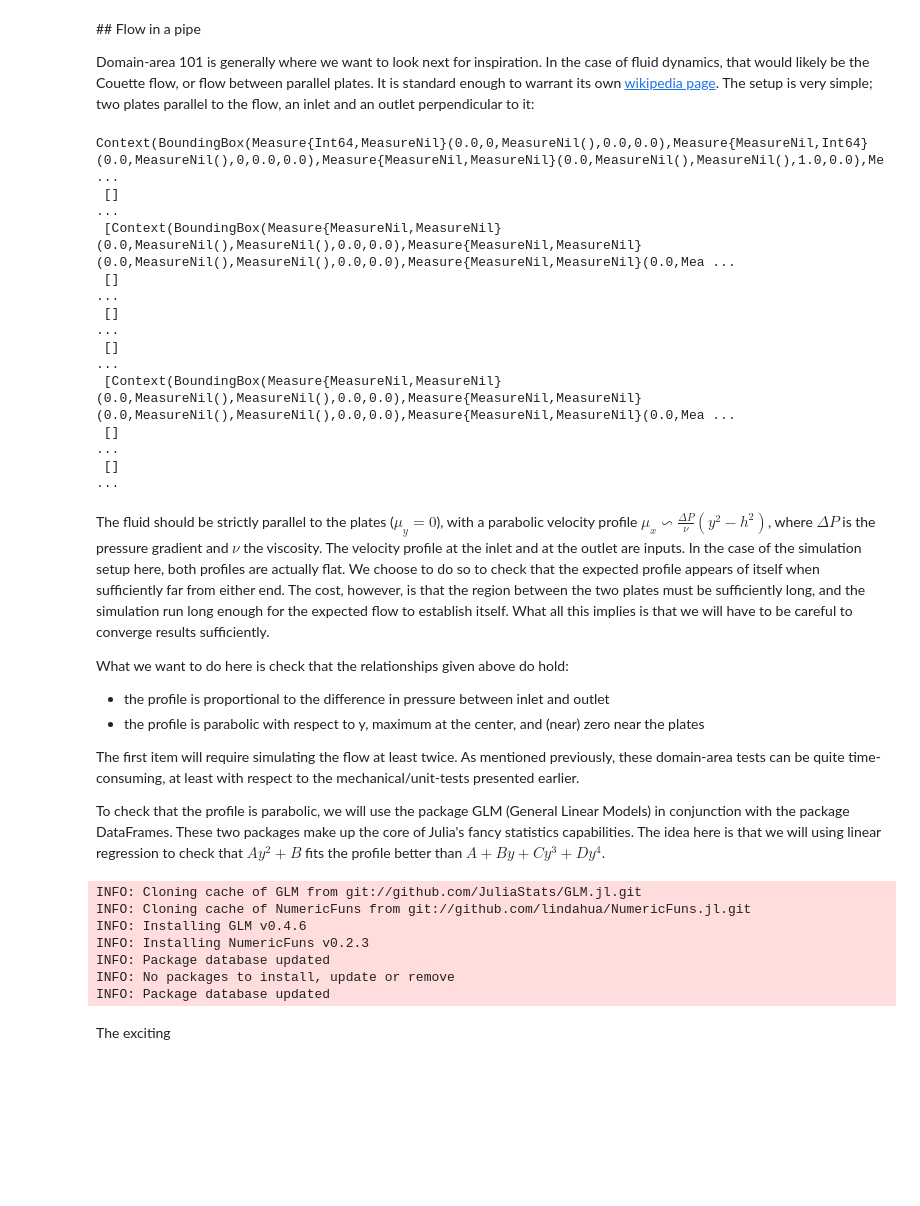
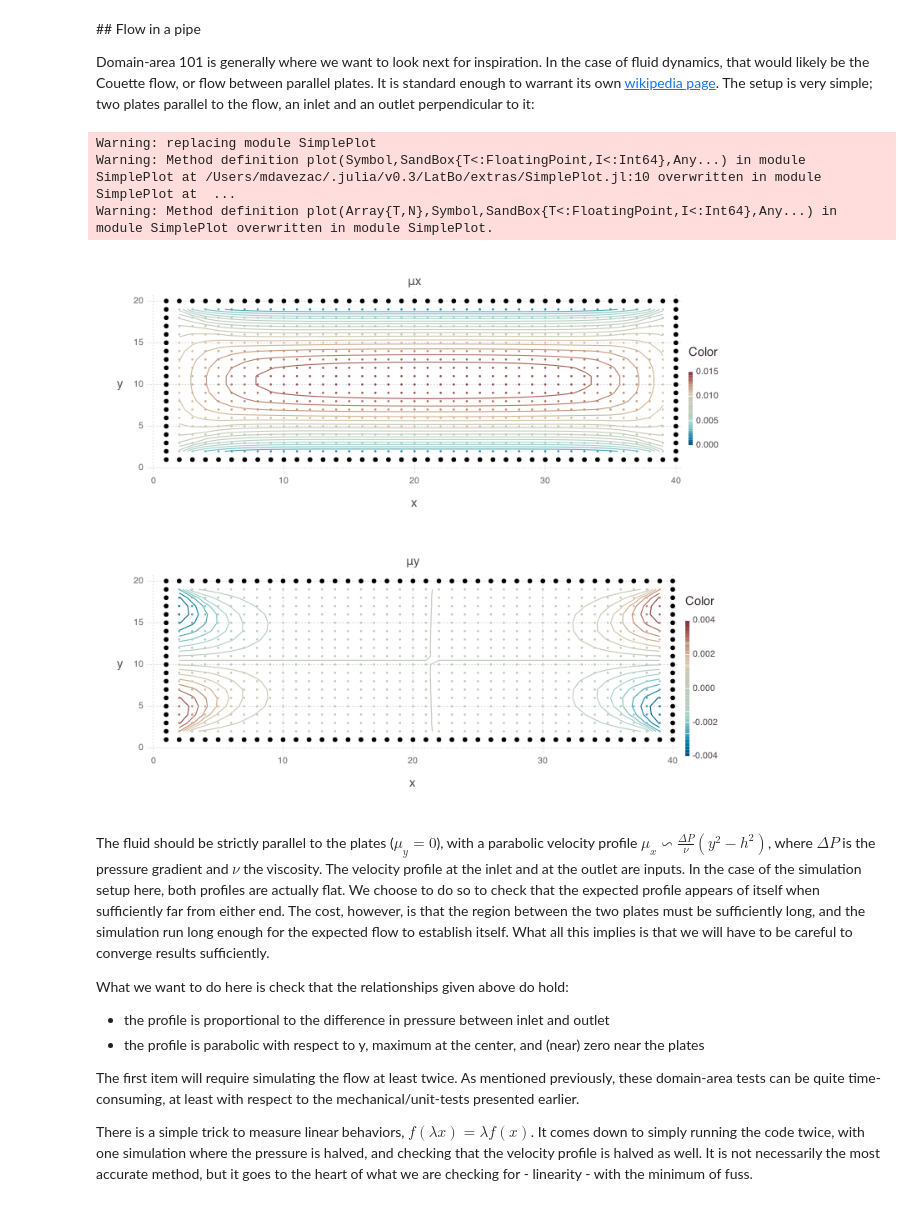
Before and after one commit to swcarpentry/close-enough-for-scientific-work, a Jupyter notebook: lattice-boltzmann/Physical Tests.ipynb, the cells around one changed output. Drawn from its saved outputs; the diff is of its cells as text; code cells hidden in the pictures; blank space fills up the shorter version.

```diff
--- a/lattice-boltzmann/Physical Tests.ipynb
+++ b/lattice-boltzmann/Physical Tests.ipynb
@@ -92,31 +76,32 @@ This test is not sufficient in itself; it could be that the momentum respect the
 
 Domain-area 101 is generally where we want to look next for inspiration. In the case of fluid dynamics, that would likely be the Couette flow, or flow between parallel plates. It is standard enough to warrant its own [wikipedia page](http://en.wikipedia.org/wiki/Couette_flow). The setup is very simple; two plates parallel to the flow, an inlet and an outlet perpendicular to it:
 # %%
-Npoints = 40, 20
-sim = lbgk(:D2Q9, Npoints, δt, δx; viscosity=4e-1, Δp=0.2, μ₀=0/√3.0 * δt/δx *[1, 0])
+using LatBo
+using Gadfly
+
+Npoints, δt, δx = (40, 20), 5e-4, 1e-3
+viscosity, p₀, Δp, μ₀=4e-1, 150, 100, 0.025*[1, 0]
+sim = lbgk(:D2Q9, Npoints, δt, δx; viscosity=viscosity, p₀=p₀, Δp=Δp, μ₀=μ₀)
 sim.playground[:] = Playground.SOLID
 sim.playground[2:(end-1), 2:(end-1)] = Playground.FLUID
 sim.playground[1, :] = Playground.INLET
 sim.playground[end, :] = Playground.OUTLET
 
 # Then computes flow for a number of steps
-run!(sim, nsteps=500)
+run!(sim, nsteps=80)
 
+# Plotting helper functions
+include(joinpath(Pkg.dir("LatBo"), "extras", "SimplePlot.jl"))
 # Finally, plots momentum :mu, and :density, using helper function from LatBo
 set_default_plot_size(8inch, 7inch)
 
 theme = Theme(default_point_size=1pt, highlight_width=0pt)
 vstack(plot(:μx, sim, theme), plot(:μy, sim, theme))
 # %% [output]
-Context(BoundingBox(Measure{Int64,MeasureNil}(0.0,0,MeasureNil(),0.0,0.0),Measure{MeasureNil,Int64}(0.0,MeasureNil(),0,0.0,0.0),Measure{MeasureNil,MeasureNil}(0.0,MeasureNil(),MeasureNil(),1.0,0.0),Me ...
- []                                                                                                                                                                                                      ...
- [Context(BoundingBox(Measure{MeasureNil,MeasureNil}(0.0,MeasureNil(),MeasureNil(),0.0,0.0),Measure{MeasureNil,MeasureNil}(0.0,MeasureNil(),MeasureNil(),0.0,0.0),Measure{MeasureNil,MeasureNil}(0.0,Mea ...
- []                                                                                                                                                                                                      ...
- []                                                                                                                                                                                                      ...
- []                                                                                                                                                                                                      ...
- [Context(BoundingBox(Measure{MeasureNil,MeasureNil}(0.0,MeasureNil(),MeasureNil(),0.0,0.0),Measure{MeasureNil,MeasureNil}(0.0,MeasureNil(),MeasureNil(),0.0,0.0),Measure{MeasureNil,MeasureNil}(0.0,Mea ...
- []                                                                                                                                                                                                      ...
- []                                                                                                                                                                                                      ...
+Warning: replacing module SimplePlot
+Warning: Method definition plot(Symbol,SandBox{T<:FloatingPoint,I<:Int64},Any...) in module SimplePlot at /Users/mdavezac/.julia/v0.3/LatBo/extras/SimplePlot.jl:10 overwritten in module SimplePlot at  ...
+Warning: Method definition plot(Array{T,N},Symbol,SandBox{T<:FloatingPoint,I<:Int64},Any...) in module SimplePlot overwritten in module SimplePlot.
+[figure, added]
 # %% [markdown]
 The fluid should be strictly parallel to the plates ($\mu_y=0$), with a parabolic velocity profile $\mu_x \backsim \frac{\Delta P}{\nu} (y^2-h^2)$, where $\Delta P$ is the pressure gradient and $\nu$ the viscosity. The velocity profile at the inlet and at the outlet are inputs. In the case of the simulation setup here, both profiles are actually flat. We choose to do so to check that the expected profile appears of itself when sufficiently far from either end. The cost, however, is that the region between the two plates must be sufficiently long, and the simulation run long enough for the expected flow to establish itself. What all this implies is that we will have to be careful to converge results sufficiently.
 
@@ -126,17 +111,4 @@ What we want to do here is check that the relationships given above do hold:
 
 The first item will require simulating the flow at least twice. As mentioned previously, these domain-area tests can be quite time-consuming, at least with respect to the mechanical/unit-tests presented earlier.
 
-To check that the profile is parabolic, we will use the package GLM (General Linear Models) in conjunction with the package DataFrames. These two packages make up the core of Julia's fancy statistics capabilities. The idea here is that we will using linear regression to check that  $Ay^2  + B$ fits the profile better than $A + By +  Cy^3 + Dy^4$.
+There is a simple trick to measure linear behaviors, $f(\lambda x) = \lambda f(x)$. It comes down to simply running the code twice, with one simulation where the pressure is halved, and checking that the velocity profile is halved as well. It is not necessarily the most accurate method, but it goes to the heart of what we are checking for - linearity - with the minimum of fuss.
-# %%
-Pkg.add("GLM")
-Pkg.add("DataFrames")
-# %% [output]
-INFO: Cloning cache of GLM from git://github.com/JuliaStats/GLM.jl.git
-INFO: Cloning cache of NumericFuns from git://github.com/lindahua/NumericFuns.jl.git
-INFO: Installing GLM v0.4.6
-INFO: Installing NumericFuns v0.2.3
-INFO: Package database updated
-INFO: No packages to install, update or remove
-INFO: Package database updated
-# %% [markdown]
-The exciting
```
Also changed, not shown: parts of 5 cells of this notebook.
